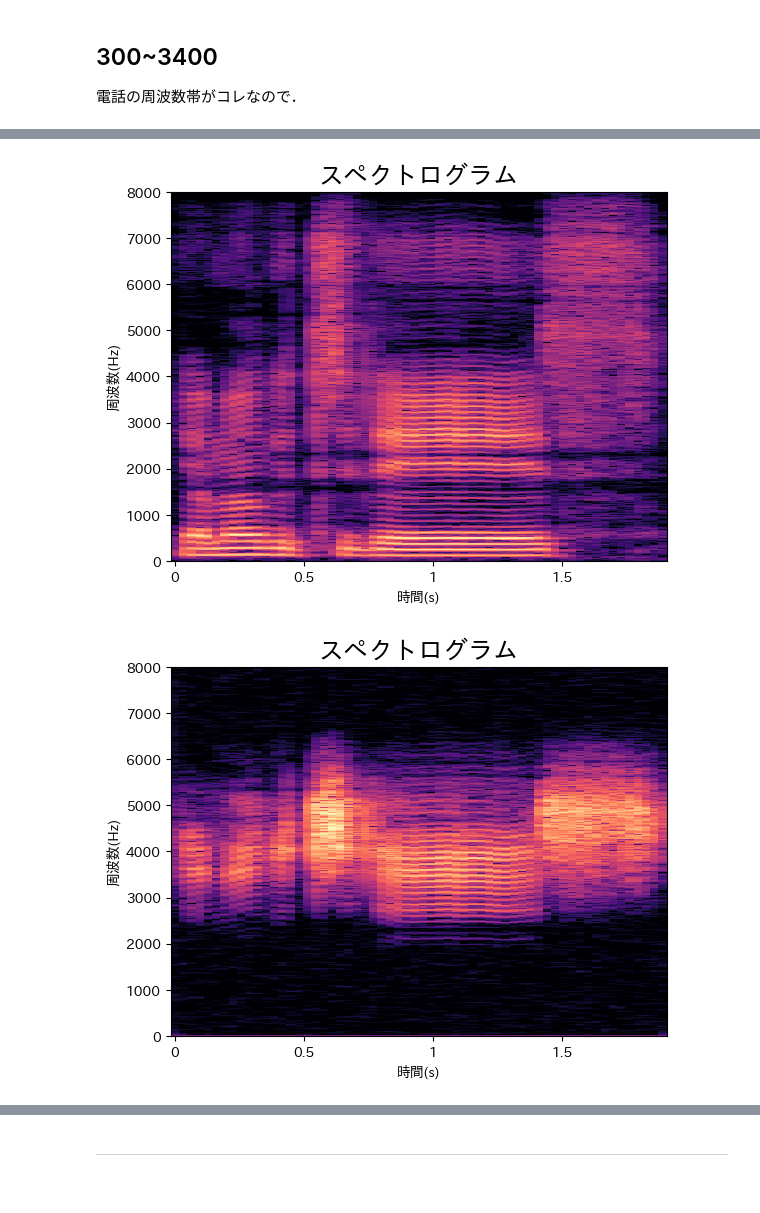
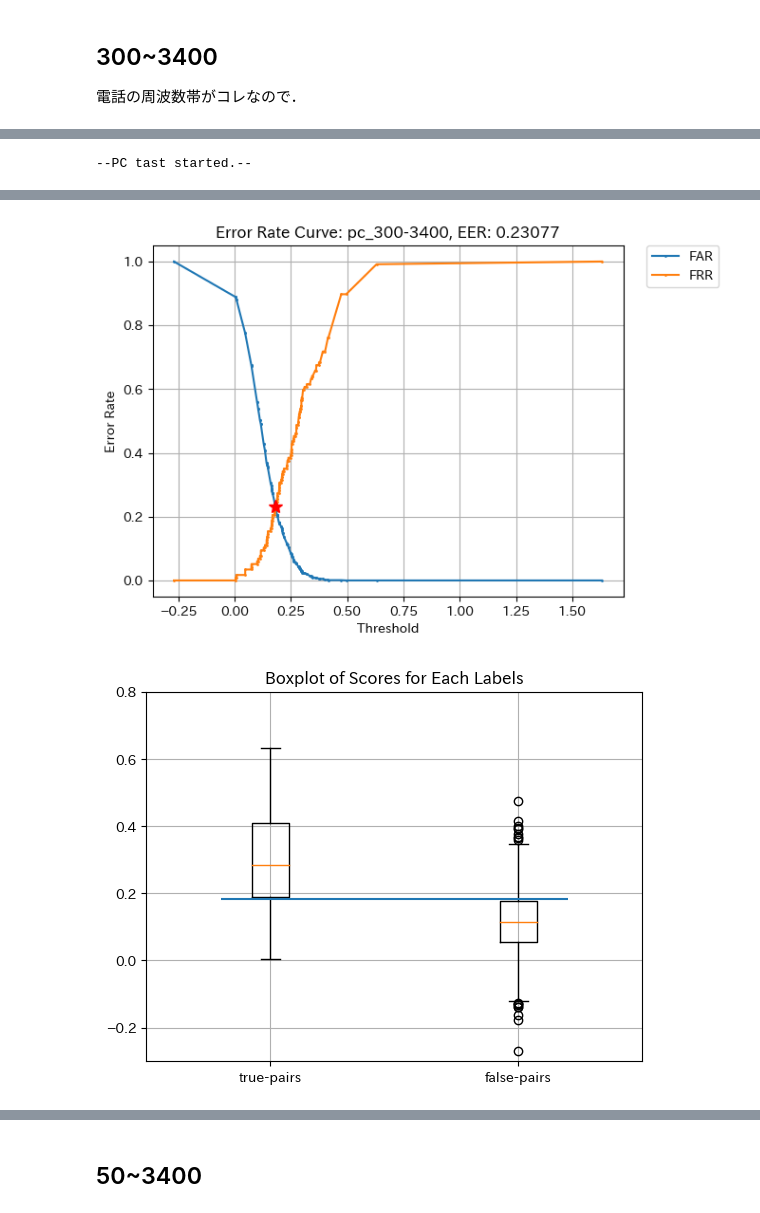
Before and after one commit to tenk-9/ShiotaLab_seminar, a Jupyter notebook: 9th/src/band_pass.ipynb, the cells around one changed output, grey strips where cells are left out. Drawn from its saved outputs; the diff is of its cells as text; code cells hidden in the pictures.

Commit message:
sync from GoogleDrive: src/

```diff
--- a/9th/src/band_pass.ipynb
+++ b/9th/src/band_pass.ipynb
@@ -410,12 +284,5 @@ score:0.37104085087776184 /content/drive/MyDrive/CS_seminar/8th/data/wav/ymgt_D/
-# %%
-save_spectrogram(
-    "/content/drive/MyDrive/CS_seminar/8th/data/wav/ymgt_A/sp/ymgt-A_sp_01.wav",
-    f"{PWD}/fig/sp_3000-6000/vanilla.png"
-)
-save_spectrogram(
-    "/content/drive/MyDrive/CS_seminar/8th/data/wav/ymgt_A/sp/ymgt-A_sp_01_3000-6000.wav",
-    f"{PWD}/fig/sp_3000-6000/bpfed.png"
-)
-# %% [output]
-[figure, removed]
-[figure, removed]
+# %%
+bpf_range = (300, 3400)
+run(bpf_range)
+# %% [output]
+--PC tast started.--
@@ -421,0 +323,2 @@ save_spectrogram(
+[figure, added]
+[figure, added]
@@ -422,2 +331,2 @@ save_spectrogram(
 # %% [markdown]
----
+## 50~3400
```
Also changed, not shown: parts of 32 cells of this notebook.
